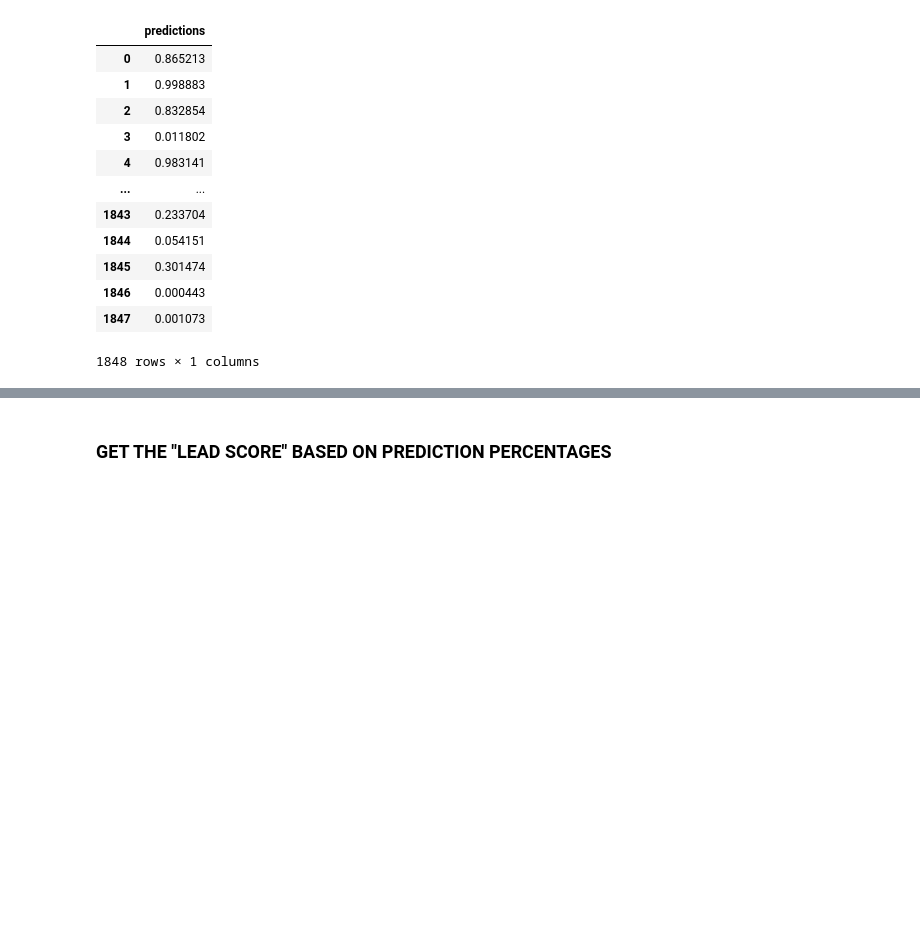
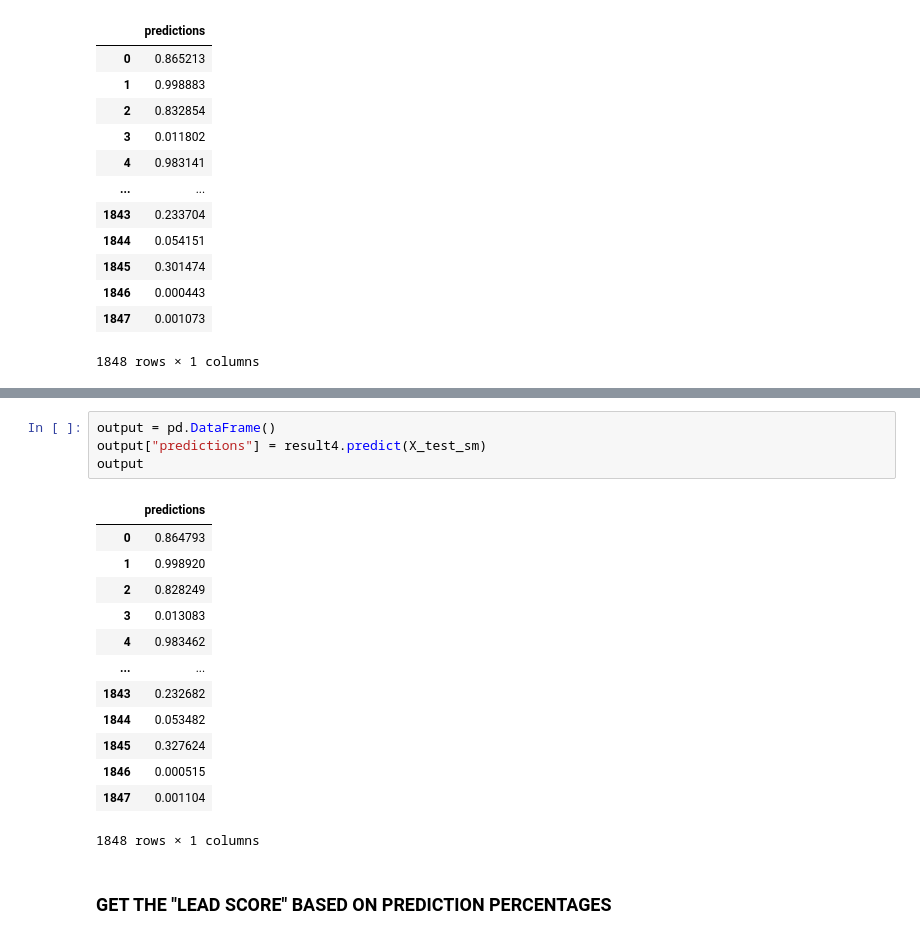
Before and after one commit to ankur-saran/LeadScoringCaseStudy, a Jupyter notebook: Logistic_Regression_Lead_Scoring_Case_Study_AS.ipynb, the cells around one changed output, grey strips where cells are left out. Saved outputs shown, nothing was run; the diff lists cells and outputs as text; blank space fills up the shorter version.

```diff
--- a/Logistic_Regression_Lead_Scoring_Case_Study_AS.ipynb
+++ b/Logistic_Regression_Lead_Scoring_Case_Study_AS.ipynb
@@ -644,3 +674,21 @@ output
+# %%
+output = pd.DataFrame()
+output["predictions"] = result4.predict(X_test_sm)
+output
+# %% [output]
+|  | predictions |
+| 0 | 0.864793 |
+| 1 | 0.998920 |
+| 2 | 0.828249 |
+| 3 | 0.013083 |
+| 4 | 0.983462 |
+| ... | ... |
+| 1843 | 0.232682 |
+| 1844 | 0.053482 |
+| 1845 | 0.327624 |
+| 1846 | 0.000515 |
+| 1847 | 0.001104 |
+1848 rows × 1 columns
 # %% [markdown]
 ### GET THE "LEAD SCORE" BASED ON PREDICTION PERCENTAGES
 # %%
```
Also changed, not shown: parts of 7 cells of this notebook, 3 other files.
